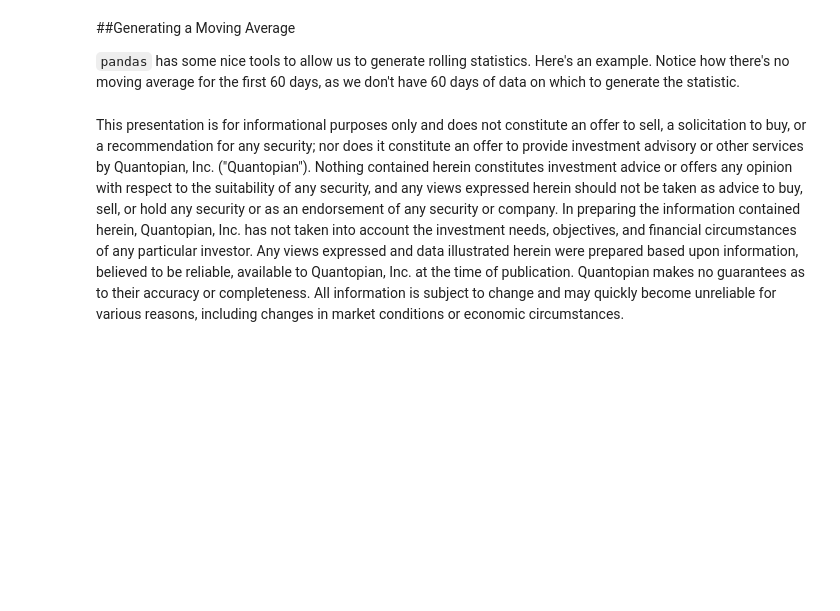
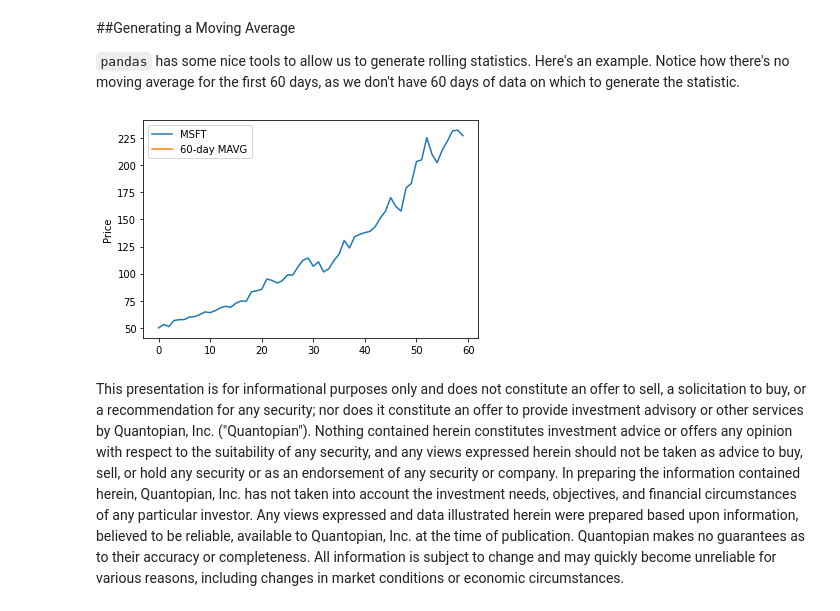
Before and after one commit to rsierraa/AlgorithmsUN2021I, a Jupyter notebook: Lab1/rsierraalecture1.ipynb, the cells around one changed output. Saved outputs shown, nothing was run; the diff lists cells and outputs as text; code cells hidden in the pictures; blank space fills up the shorter version.

```diff
--- a/Lab1/rsierraalecture1.ipynb
+++ b/Lab1/rsierraalecture1.ipynb
@@ -210,10 +222,12 @@ plt.legend(['Normally Distributed Returns']);
 `pandas` has some nice tools to allow us to generate rolling statistics. Here's an example. Notice how there's no moving average for the first 60 days, as we don't have 60 days of data on which to generate the statistic.
 # %%
 # Take the average of the last 60 days at each timepoint.
-MAVG = pd.rolling_mean(X, window=60)
+MAVG = pd.DataFrame.rolling(X, window=60).mean()
 plt.plot(X.index, X.values)
 plt.plot(MAVG.index, MAVG.values)
 plt.ylabel('Price')
 plt.legend(['MSFT', '60-day MAVG']);
+# %% [output]
+[figure, added]
 # %% [markdown]
 This presentation is for informational purposes only and does not constitute an offer to sell, a solicitation to buy, or a recommendation for any security; nor does it constitute an offer to provide investment advisory or other services by Quantopian, Inc. ("Quantopian"). Nothing contained herein constitutes investment advice or offers any opinion with respect to the suitability of any security, and any views expressed herein should not be taken as advice to buy, sell, or hold any security or as an endorsement of any security or company. In preparing the information contained herein, Quantopian, Inc. has not taken into account the investment needs, objectives, and financial circumstances of any particular investor. Any views expressed and data illustrated herein were prepared based upon information, believed to be reliable, available to Quantopian, Inc. at the time of publication. Quantopian makes no guarantees as to their accuracy or completeness. All information is subject to change and may quickly become unreliable for various reasons, including changes in market conditions or economic circumstances.
```
Also changed, not shown: parts of 11 cells of this notebook, 1 other file.
